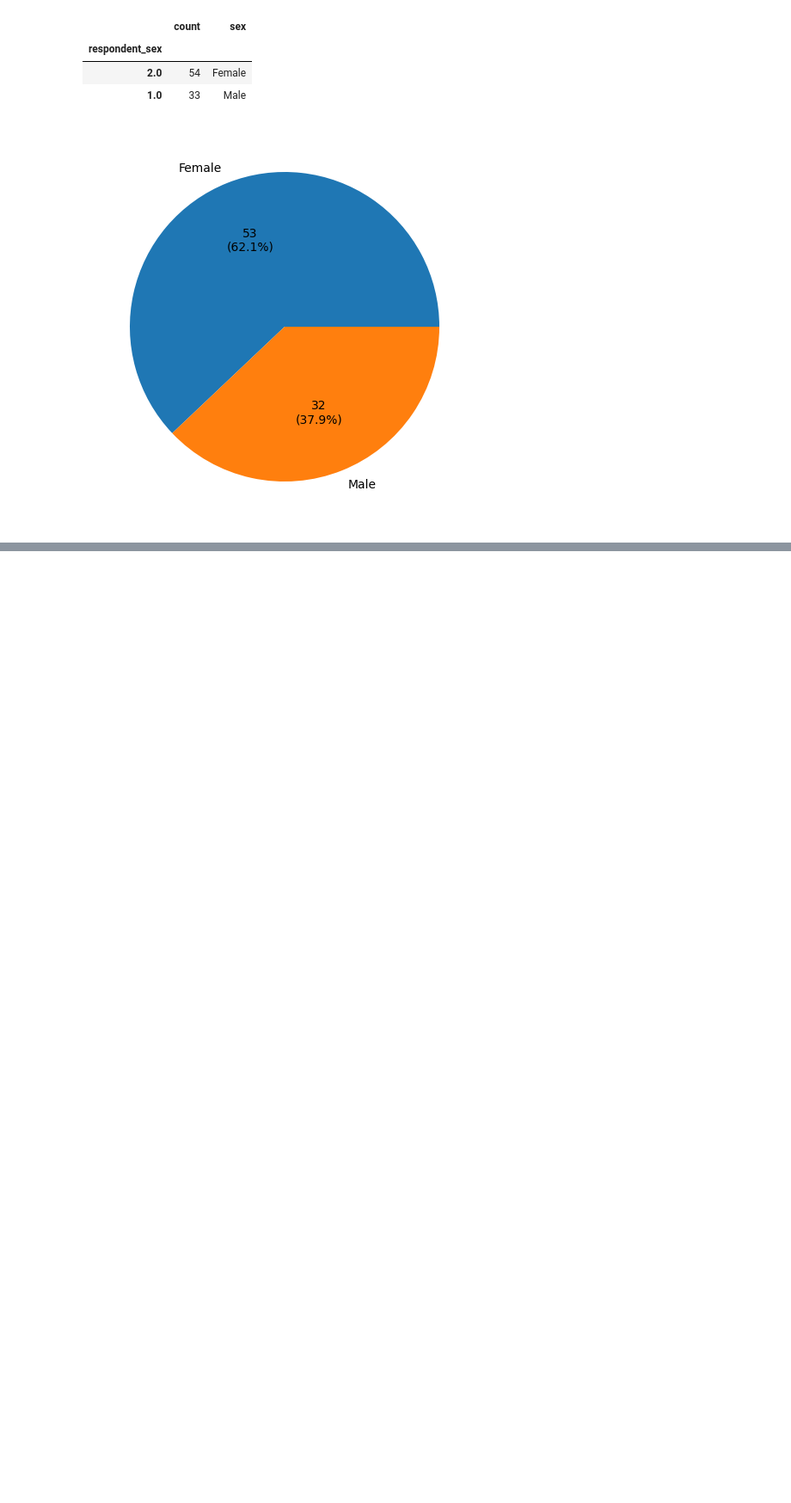
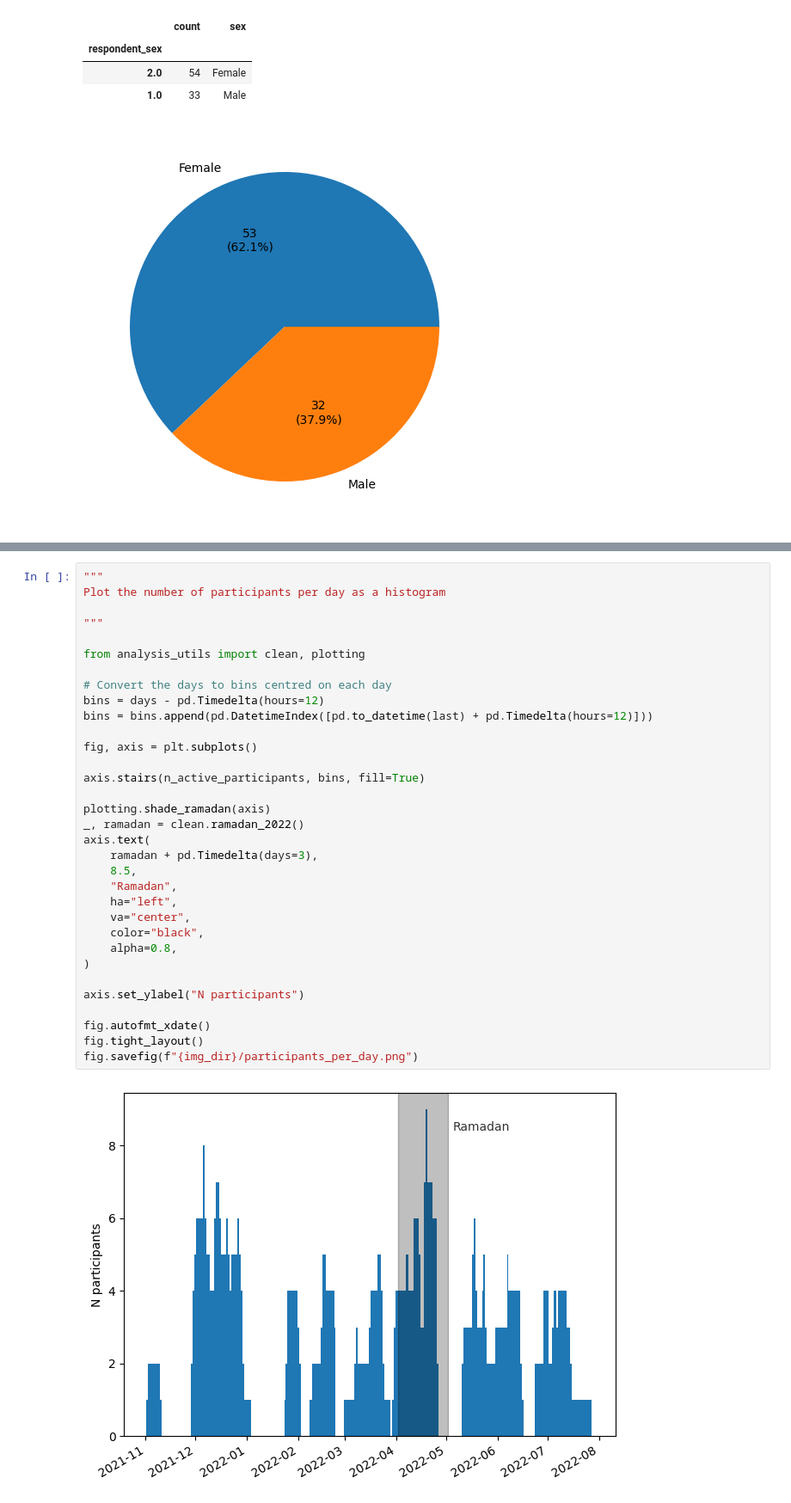
Before and after one commit to JGIBristol/seaco_smartwatch_paper, a Jupyter notebook: demographics.ipynb, the cells around one changed output, grey strips where cells are left out. Shown: that part at 86% size. Saved outputs shown, nothing was run; the diff lists cells and outputs as text; blank space fills up the shorter version.

```diff
--- a/demographics.ipynb
+++ b/demographics.ipynb
@@ -85,0 +157,35 @@ Number of participants per date with Ramadan indicated
+# %%
+"""
+Plot the number of participants per day as a histogram
+
+"""
+
+from analysis_utils import clean, plotting
+
+# Convert the days to bins centred on each day
+bins = days - pd.Timedelta(hours=12)
+bins = bins.append(pd.DatetimeIndex([pd.to_datetime(last) + pd.Timedelta(hours=12)]))
+
+fig, axis = plt.subplots()
+
+axis.stairs(n_active_participants, bins, fill=True)
+
+plotting.shade_ramadan(axis)
+_, ramadan = clean.ramadan_2022()
+axis.text(
+    ramadan + pd.Timedelta(days=3),
+    8.5,
+    "Ramadan",
+    ha="left",
+    va="center",
+    color="black",
+    alpha=0.8,
+)
+
+axis.set_ylabel("N participants")
+
+fig.autofmt_xdate()
+fig.tight_layout()
+fig.savefig(f"{img_dir}/participants_per_day.png")
+# %% [output]
+[figure, added]
```
Also changed, not shown: parts of 6 cells of this notebook, 2 other files.
